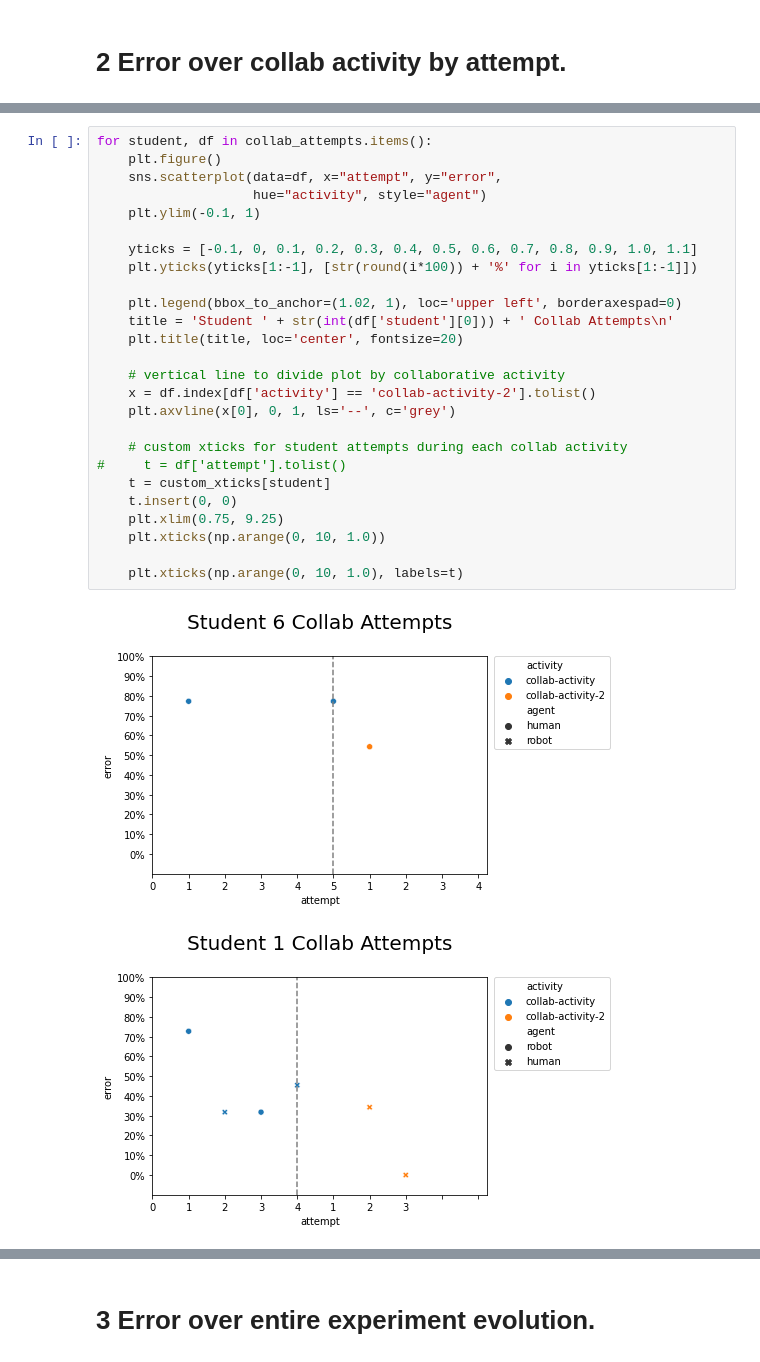
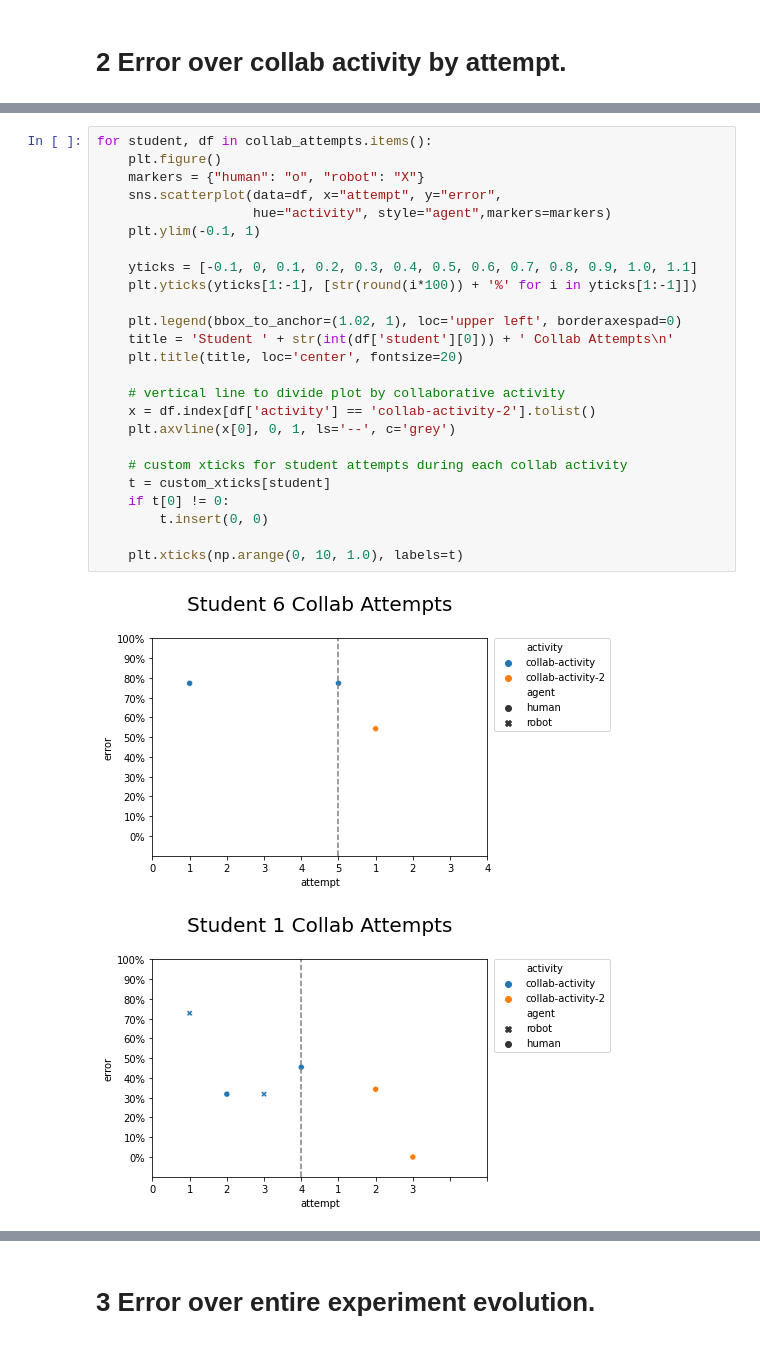
Before and after one commit to utku-norman/justhink-preexp-analysis, a Jupyter notebook: analysis/notebooks/4-perform-error-analysis-across-collaborative-activities-and-attempts.ipynb, the cells around one changed output, grey strips where cells are left out. Cells and saved outputs as stored; diff of their text form.

```diff
--- a/analysis/notebooks/4-perform-error-analysis-across-collaborative-activities-and-attempts.ipynb
+++ b/analysis/notebooks/4-perform-error-analysis-across-collaborative-activities-and-attempts.ipynb
@@ -578,29 +659,28 @@ for student, df in collab_attempts.items():
 # %%
 for student, df in collab_attempts.items():
     plt.figure()
+    markers = {"human": "o", "robot": "X"}
     sns.scatterplot(data=df, x="attempt", y="error",
-                    hue="activity", style="agent")
+                    hue="activity", style="agent",markers=markers)
     plt.ylim(-0.1, 1)
 
     yticks = [-0.1, 0, 0.1, 0.2, 0.3, 0.4, 0.5, 0.6, 0.7, 0.8, 0.9, 1.0, 1.1]
     plt.yticks(yticks[1:-1], [str(round(i*100)) + '%' for i in yticks[1:-1]])
 
     plt.legend(bbox_to_anchor=(1.02, 1), loc='upper left', borderaxespad=0)
     title = 'Student ' + str(int(df['student'][0])) + ' Collab Attempts\n'
     plt.title(title, loc='center', fontsize=20)
 
     # vertical line to divide plot by collaborative activity
     x = df.index[df['activity'] == 'collab-activity-2'].tolist()
     plt.axvline(x[0], 0, 1, ls='--', c='grey')
 
     # custom xticks for student attempts during each collab activity
-#     t = df['attempt'].tolist()
     t = custom_xticks[student]
-    t.insert(0, 0)
-    plt.xlim(0.75, 9.25)
-    plt.xticks(np.arange(0, 10, 1.0))
+    if t[0] != 0:
+        t.insert(0, 0)
 
     plt.xticks(np.arange(0, 10, 1.0), labels=t)
 # %% [output]
-[figure, old version]
+[figure, new version]
-[figure, old version]
+[figure, new version]
```
Also changed, not shown: parts of 14 cells of this notebook.
